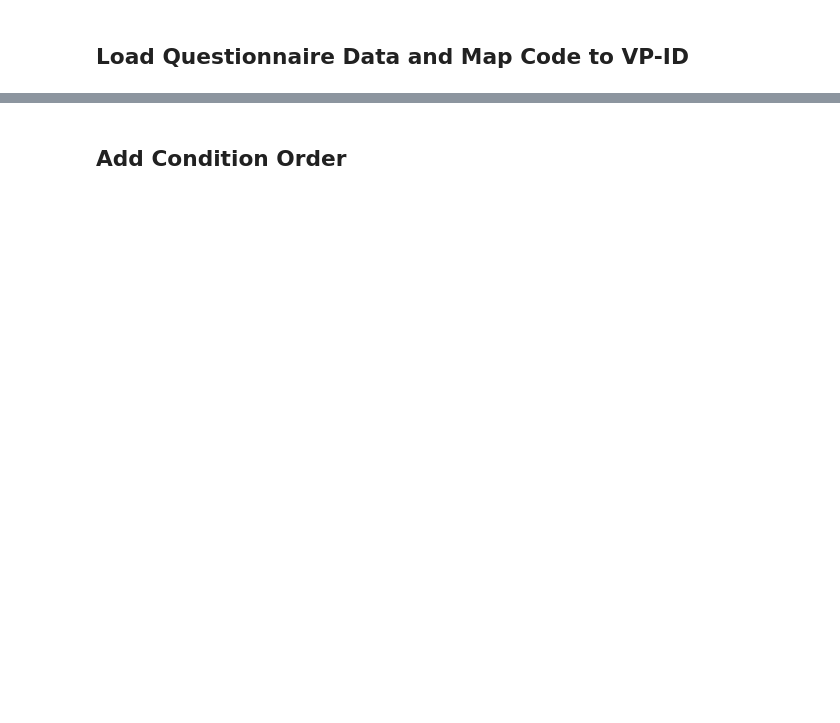
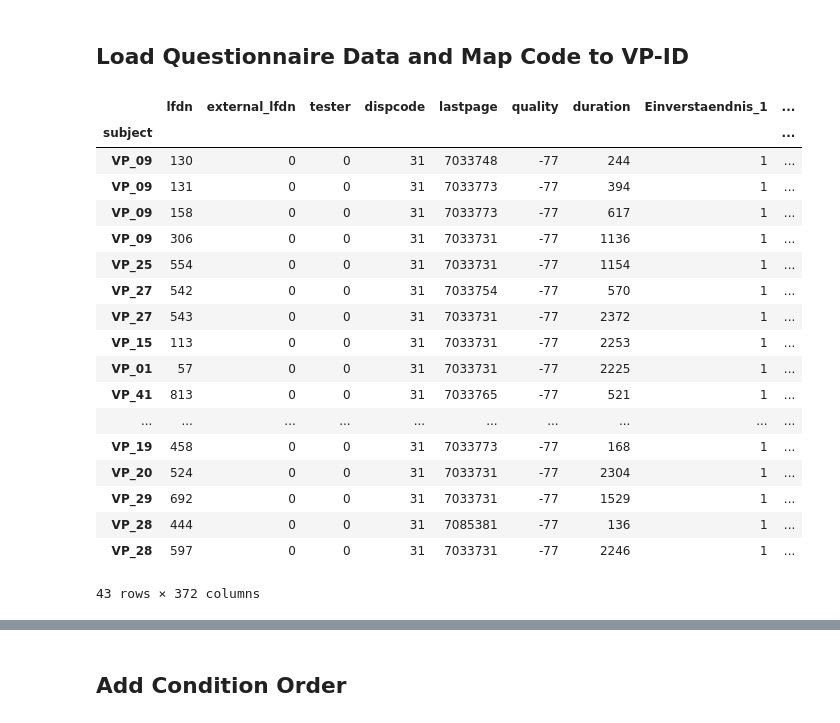
Before and after one commit to empkins/empkins-d03-preprocessing, a Jupyter notebook: experiments/2022_05_macro/unipark/Questionnaire_Data_Merge.ipynb, the cells around one changed output, grey strips where cells are left out. Saved outputs shown, nothing was run; the diff lists cells and outputs as text; code cells hidden in the pictures; blank space fills up the shorter version.

Commit message:
started questionnaire cleaning

```diff
--- a/experiments/2022_05_macro/unipark/Questionnaire_Data_Merge.ipynb
+++ b/experiments/2022_05_macro/unipark/Questionnaire_Data_Merge.ipynb
@@ -32,7 +39,7 @@ palette
 # %%
 deploy_type = "local"
 # %%
-config_dict = json.load(Path("../../../config.json").open(encoding="utf-8"))
+config_dict = json.load(Path("../config.json").open(encoding="utf-8"))
 
 base_path = Path(config_dict[deploy_type]["base_path"])
 base_path
@@ -45,4 +48,4 @@ bp.utils.file_handling.mkdirs([quest_path_in, quest_path_out])
 # %%
-code_mapping = pd.read_csv(base_path.joinpath("extras/code_to_number_mapping.csv"))
+code_mapping = pd.read_csv(base_path.joinpath("data_tabular/extras/code_to_number_mapping.csv"))
 code_mapping = code_mapping.set_index("Code")
 code_mapping.head()
@@ -49,8 +60,32 @@ code_mapping.head()
 # %% [markdown]
 ## Load Questionnaire Data and Map Code to VP-ID
 # %%
-quest_data = pd.read_excel(quest_path_in.joinpath("questionnaire_data.xlsx"))
+quest_data = pd.read_excel(base_path.joinpath("data_tabular/questionnaires/raw/unipark_screening.xlsx"))
+quest_data = quest_data.rename(columns={"VPN_Kennung": "Code"})
 quest_data = quest_data.set_index("Code")
-quest_data = quest_data.join(code_mapping).set_index("subject")
-quest_data = quest_data.sort_index()
-quest_data.head()
+
+quest_data = quest_data.join(code_mapping)
+
+quest_data = quest_data.dropna(subset=["subject"]).set_index("subject")
+
+quest_data
+# %% [output]
+|  | lfdn | external_lfdn | tester | dispcode | lastpage | quality | duration | Einverstaendnis_1 | ... |
+| subject |  |  |  |  |  |  |  |  | ... |
+| VP_09 | 130 | 0 | 0 | 31 | 7033748 | -77 | 244 | 1 | ... |
+| VP_09 | 131 | 0 | 0 | 31 | 7033773 | -77 | 394 | 1 | ... |
+| VP_09 | 158 | 0 | 0 | 31 | 7033773 | -77 | 617 | 1 | ... |
+| VP_09 | 306 | 0 | 0 | 31 | 7033731 | -77 | 1136 | 1 | ... |
+| VP_25 | 554 | 0 | 0 | 31 | 7033731 | -77 | 1154 | 1 | ... |
+| VP_27 | 542 | 0 | 0 | 31 | 7033754 | -77 | 570 | 1 | ... |
+| VP_27 | 543 | 0 | 0 | 31 | 7033731 | -77 | 2372 | 1 | ... |
+| VP_15 | 113 | 0 | 0 | 31 | 7033731 | -77 | 2253 | 1 | ... |
+| VP_01 | 57 | 0 | 0 | 31 | 7033731 | -77 | 2225 | 1 | ... |
+| VP_41 | 813 | 0 | 0 | 31 | 7033765 | -77 | 521 | 1 | ... |
+| ... | ... | ... | ... | ... | ... | ... | ... | ... | ... |
+| VP_19 | 458 | 0 | 0 | 31 | 7033773 | -77 | 168 | 1 | ... |
+| VP_20 | 524 | 0 | 0 | 31 | 7033731 | -77 | 2304 | 1 | ... |
+| VP_29 | 692 | 0 | 0 | 31 | 7033731 | -77 | 1529 | 1 | ... |
+| VP_28 | 444 | 0 | 0 | 31 | 7085381 | -77 | 136 | 1 | ... |
+| VP_28 | 597 | 0 | 0 | 31 | 7033731 | -77 | 2246 | 1 | ... |
+43 rows × 372 columns
```
Also changed, not shown: parts of 17 cells of this notebook.
